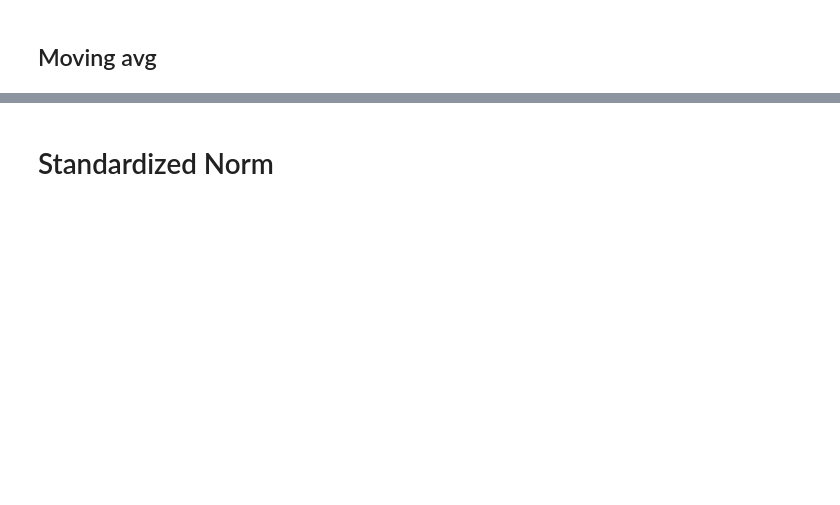
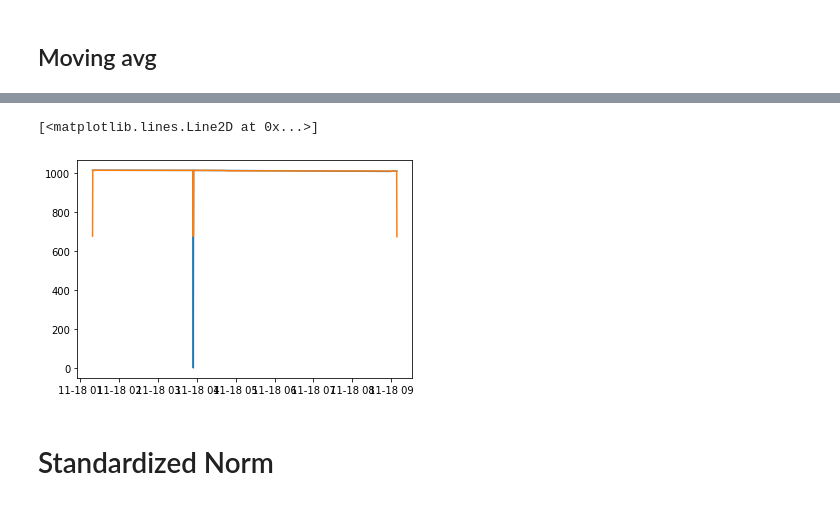
Before and after one commit to bdintu/machine-learning, a Jupyter notebook: lab1/lab1-1.ipynb, the cells around one changed output, grey strips where cells are left out. Saved outputs shown, nothing was run; the diff lists cells and outputs as text; code cells hidden in the pictures; blank space fills up the shorter version.

```diff
--- a/lab1/lab1-1.ipynb
+++ b/lab1/lab1-1.ipynb
@@ -118,2 +104,8 @@ https://pandas.pydata.org/pandas-docs/stable/user_guide/indexing.html#deprecate-
+# %%
+plt.plot(rec_uni['uts'], rec['pressure'])
+plt.plot(rec_uni['uts'], np.convolve(rec['pressure'], np.ones(3)/3, mode='same'))
+# %% [output]
+[<matplotlib.lines.Line2D at 0x...>]
+[figure, added]
 # %% [markdown]
 # Standardized Norm
```
Also changed, not shown: parts of 31 cells of this notebook, 2 other files.
